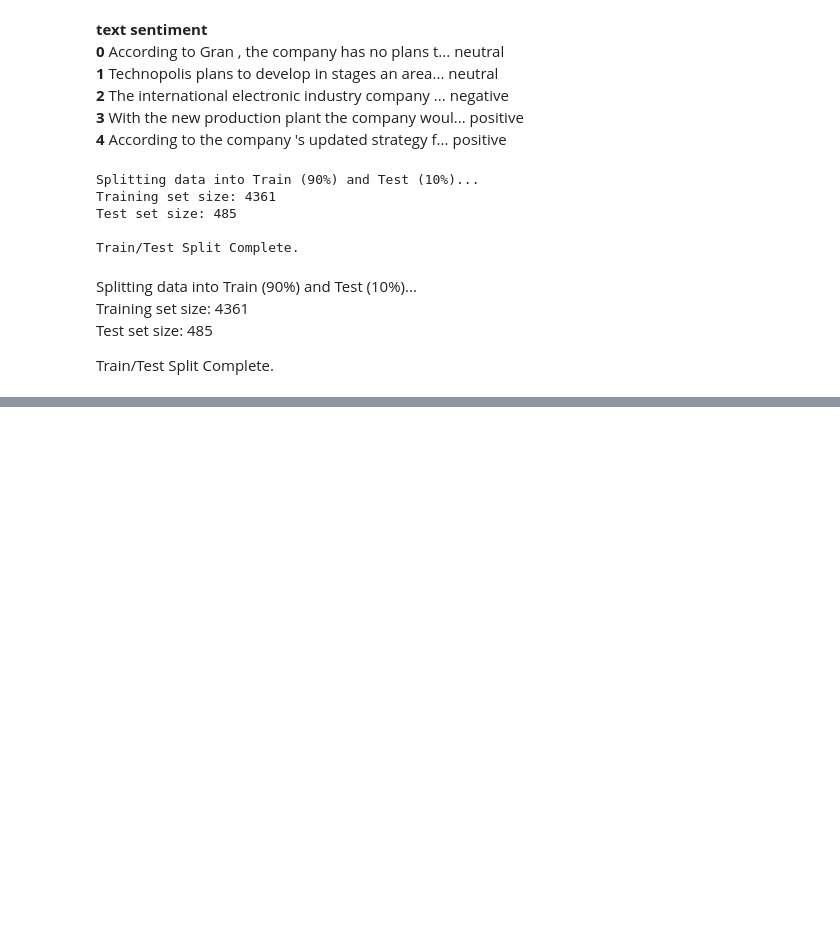
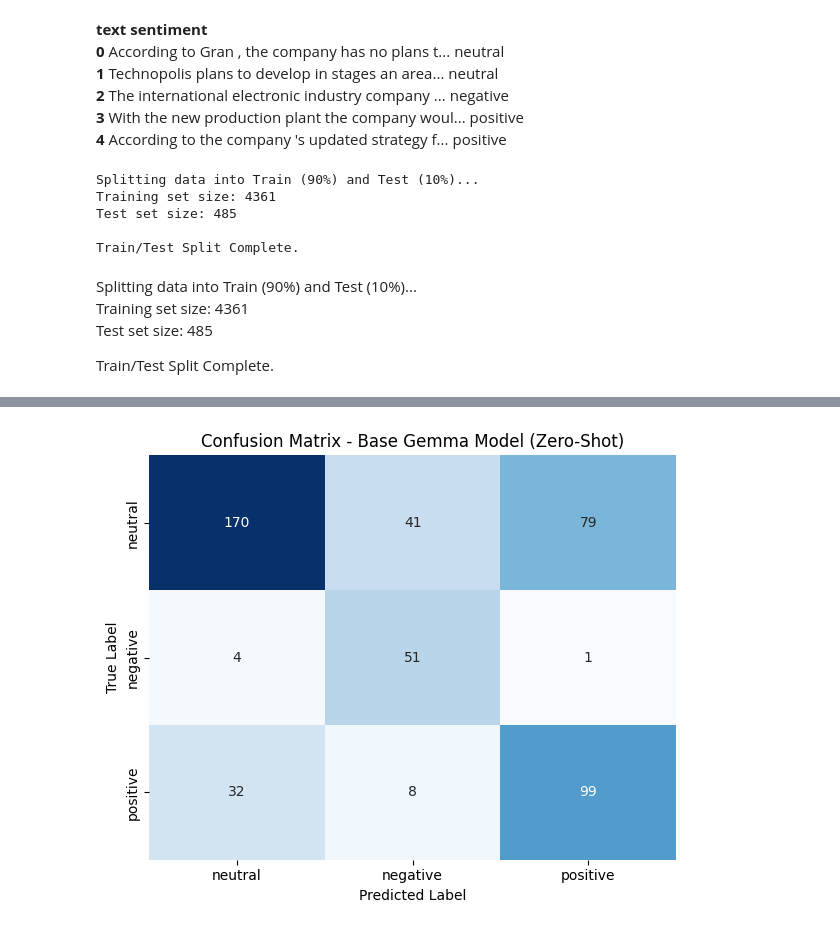
Before and after one commit to david125tran/LLM_Engineering_2, a Jupyter notebook: 12/12.ipynb, the cells around one changed output, grey strips where cells are left out. Saved outputs shown, nothing was run; the diff lists cells and outputs as text; code cells hidden in the pictures; blank space fills up the shorter version.

```diff
--- a/12/12.ipynb
+++ b/12/12.ipynb
@@ -158,0 +429,7 @@ Train/Test Split Complete.
+# %%
+# ---------------------------------- Extract True Labels ("google/gemma-3-1b-it") ----------------------------------
+true_labels = []
+
+# Extract the ground truth (target output) which represents the True class
+true_labels = [ex['sentiment'] for ex in test_dataset]
+true_labels
@@ -158,0 +454,8 @@ Train/Test Split Complete.
+# %%
+# ---------------------------------- Evaluate on Test Set ("google/gemma-3-1b-it") ----------------------------------
+base_os_predictions = [] # Renaming for clarity if needed, but reusing is fine
+
+# Invoke the pre-trained Gemma LLM on all testing datasets
+for example in tqdm(test_dataset):
+    predicted_label = classify_zero_shot_os_gemma(example['text'], base_os_model, base_os_tokenizer)
+    base_os_predictions.append(predicted_label)
@@ -158,0 +481,11 @@ Train/Test Split Complete.
+# %%
+# ---------------------------------- Examine Zero-Shot Evaluation Results ("google/gemma-3-1b-it") ----------------------------------
+valid_indices = [i for i, p in enumerate(base_os_predictions) if p not in ["Error", "Unknown"]]
+filtered_preds = [base_os_predictions[i] for i in valid_indices]
+filtered_true = [true_labels[i] for i in valid_indices]
+
+accuracy = accuracy_score(filtered_true, filtered_preds)
+report = classification_report(filtered_true, filtered_preds, labels=labels, zero_division=0, target_names=labels)
+print(f"Accuracy: {accuracy:.4f}")
+print("\nClassification Report:")
+print(report)
@@ -158,0 +505,17 @@ Train/Test Split Complete.
+# %%
+# ---------------------------------- Visualize Confusion Matrix ("google/gemma-3-1b-it") ----------------------------------
+# Compute confusion matrix
+cm = confusion_matrix(filtered_true, filtered_preds, labels=labels)
+
+# Create heatmap
+plt.figure(figsize=(6, 5))
+sns.heatmap(cm, annot=True, fmt="d", cmap="Blues", xticklabels=labels, yticklabels=labels, cbar=False)
+plt.xlabel("Predicted Label")
+plt.ylabel("True Label")
+plt.title("Confusion Matrix - Base Gemma Model (Zero-Shot)")
+plt.tight_layout()
+plt.show()
+
+# This confusion matrix shows that the model wasn't the best at predicting the true classification
+# %% [output]
+[figure, added]
```
Also changed, not shown: parts of 22 cells of this notebook, 4 other files.
